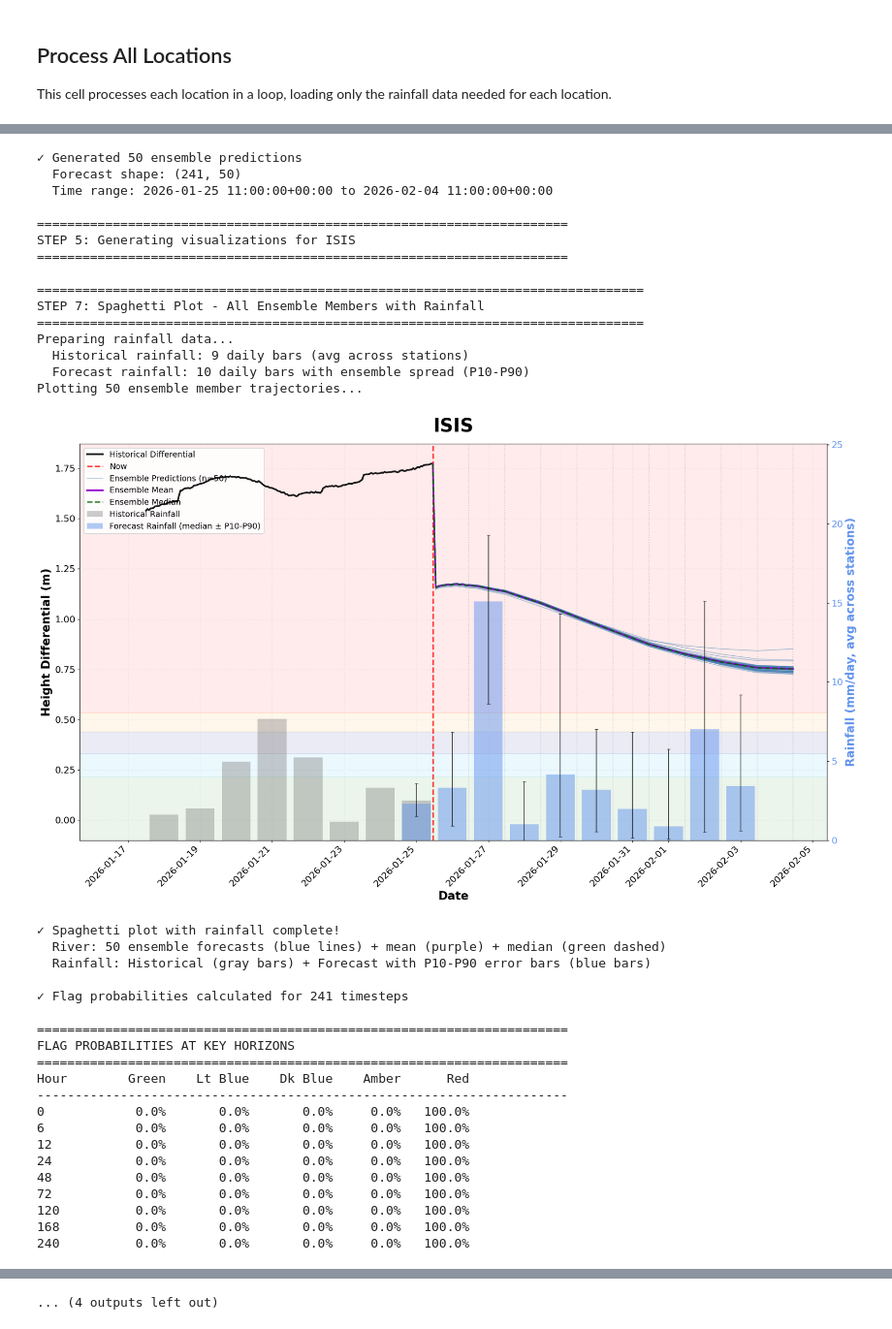
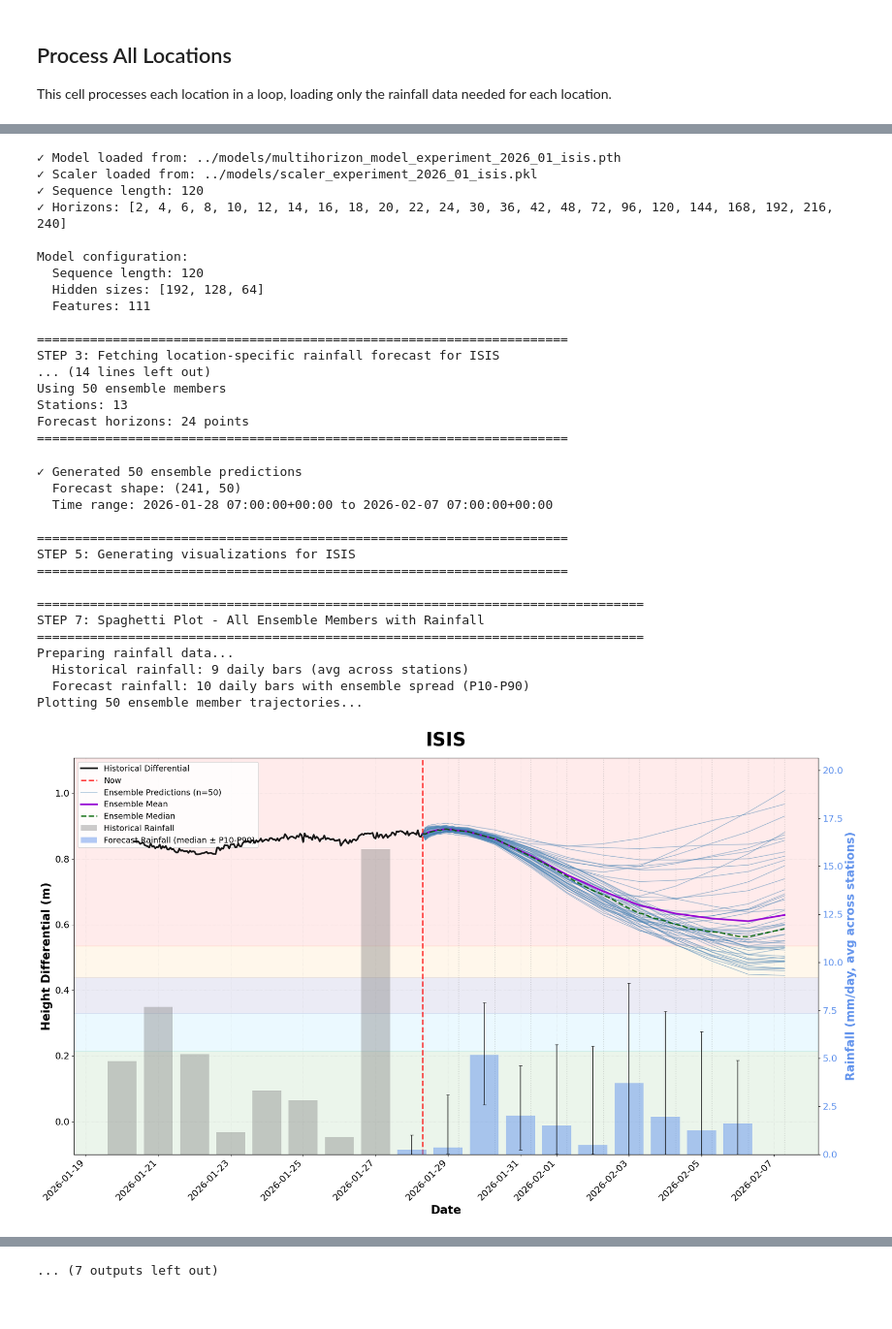
Before and after one commit to robertdoanesolomon/Flag_Predictor, a Jupyter notebook: notebooks/all_locations_visualization.ipynb, the cells around one changed output, grey strips where cells are left out. Shown at 97% size. Cells and saved outputs as stored; diff of their text form; code cells hidden in the pictures.

```diff
--- a/notebooks/all_locations_visualization.ipynb
+++ b/notebooks/all_locations_visualization.ipynb
@@ -134,10 +134,9 @@ for LOCATION in LOCATIONS_TO_PROCESS:
     print(f"\n{'='*70}")
     print(f"STEP 1: Preparing historical data for {LOCATION.upper()}")
     print(f"{'='*70}")
-    TEMP_LOCATION = 'wallingford'
 
     merged_df, X, y_multi = prepare_training_data(
-        location=TEMP_LOCATION,
+        location=LOCATION,
         project_root=os.path.abspath('..'),
         verbose=True
     )
@@ -559,36 +559,33 @@ Forecast horizons: 24 points
-✓ Generated 50 ensemble predictions
-  Forecast shape: (241, 50)
-  Time range: 2026-01-25 11:00:00+00:00 to 2026-02-04 11:00:00+00:00
+✓ Model loaded from: ../models/multihorizon_model_experiment_2026_01_isis.pth
+✓ Scaler loaded from: ../models/scaler_experiment_2026_01_isis.pkl
+✓ Sequence length: 120
+✓ Horizons: [2, 4, 6, 8, 10, 12, 14, 16, 18, 20, 22, 24, 30, 36, 42, 48, 72, 96, 120, 144, 168, 192, 216, 240]
+
+Model configuration:
+  Sequence length: 120
+  Hidden sizes: [192, 128, 64]
+  Features: 111
 
 ======================================================================
-STEP 5: Generating visualizations for ISIS
+STEP 3: Fetching location-specific rainfall forecast for ISIS
+... (14 lines left out)
+Using 50 ensemble members
+Stations: 13
+Forecast horizons: 24 points
 ======================================================================
-
-================================================================================
-STEP 7: Spaghetti Plot - All Ensemble Members with Rainfall
-================================================================================
-Preparing rainfall data...
-  Historical rainfall: 9 daily bars (avg across stations)
-  Forecast rainfall: 10 daily bars with ensemble spread (P10-P90)
-Plotting 50 ensemble member trajectories...
+✓ Generated 50 ensemble predictions
+  Forecast shape: (241, 50)
+  Time range: 2026-01-28 07:00:00+00:00 to 2026-02-07 07:00:00+00:00
+
+======================================================================
+STEP 5: Generating visualizations for ISIS
+======================================================================
+
+================================================================================
+STEP 7: Spaghetti Plot - All Ensemble Members with Rainfall
+================================================================================
+Preparing rainfall data...
+  Historical rainfall: 9 daily bars (avg across stations)
+  Forecast rainfall: 10 daily bars with ensemble spread (P10-P90)
+Plotting 50 ensemble member trajectories...
-[figure, old version]
+[figure, new version]
-✓ Spaghetti plot with rainfall complete!
-  River: 50 ensemble forecasts (blue lines) + mean (purple) + median (green dashed)
-  Rainfall: Historical (gray bars) + Forecast with P10-P90 error bars (blue bars)
-
-✓ Flag probabilities calculated for 241 timesteps
-
-======================================================================
-FLAG PROBABILITIES AT KEY HORIZONS
-======================================================================
-Hour        Green    Lt Blue    Dk Blue    Amber      Red
-----------------------------------------------------------------------
-0            0.0%       0.0%       0.0%     0.0%   100.0%
-6            0.0%       0.0%       0.0%     0.0%   100.0%
-12           0.0%       0.0%       0.0%     0.0%   100.0%
-24           0.0%       0.0%       0.0%     0.0%   100.0%
-48           0.0%       0.0%       0.0%     0.0%   100.0%
-72           0.0%       0.0%       0.0%     0.0%   100.0%
-120          0.0%       0.0%       0.0%     0.0%   100.0%
-168          0.0%       0.0%       0.0%     0.0%   100.0%
-240          0.0%       0.0%       0.0%     0.0%   100.0%
@@ -650 +663 @@ Hour        Green    Lt Blue    Dk Blue    Amber      Red
-... (4 outputs left out)
+... (7 outputs left out)
```
Also changed, not shown: parts of 1 cell of this notebook, 22 other files.
